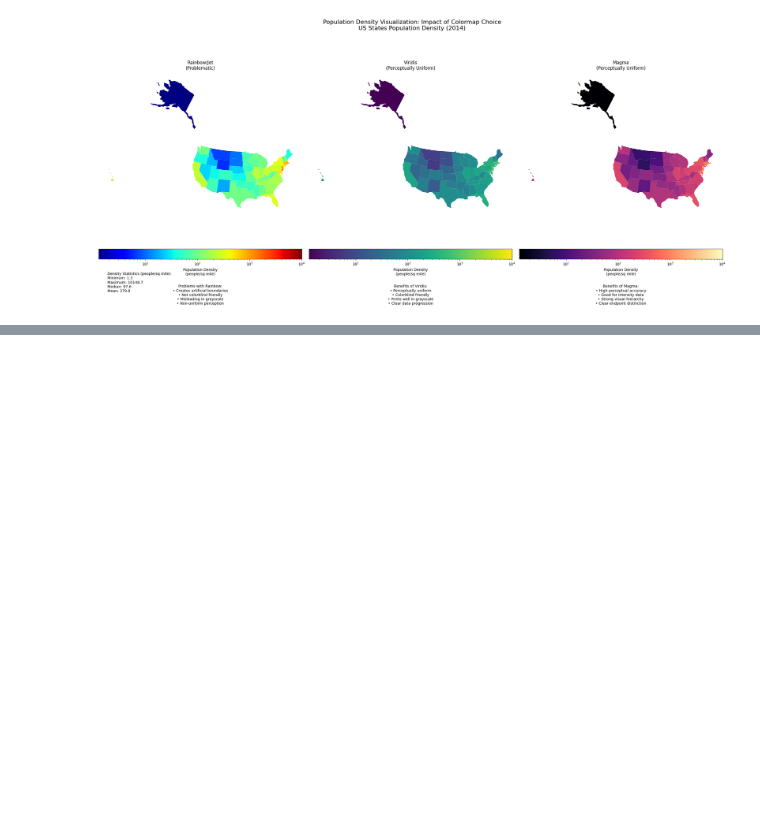
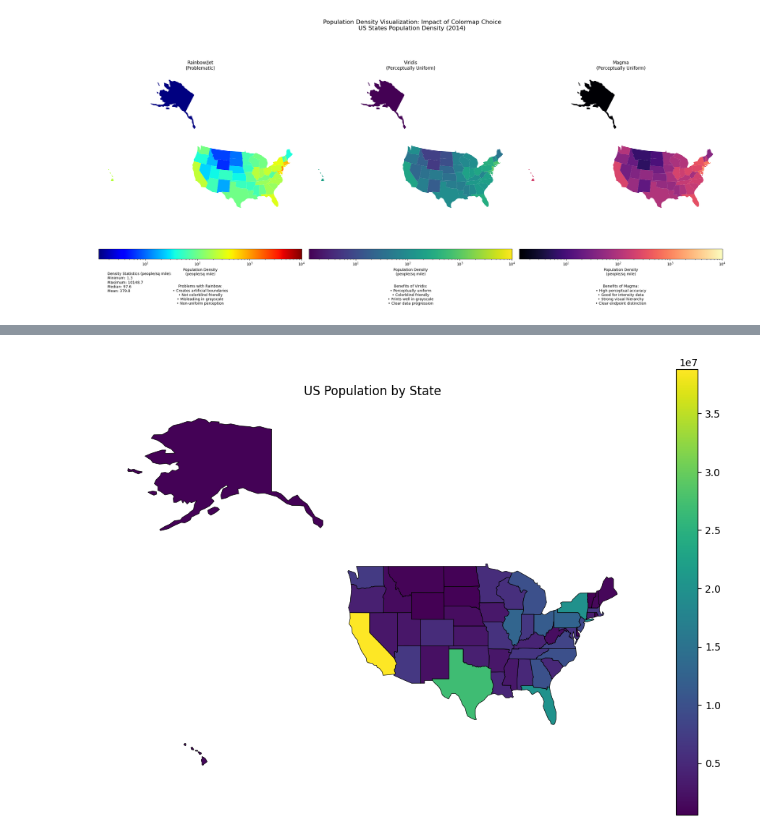
Before and after one commit to profliuhao/CSIT359, a Jupyter notebook: CSIT359_class9_color_notebook.ipynb, the cells around one changed output, grey strips where cells are left out. Cells and saved outputs as stored; diff of their text form; code cells hidden in the pictures; blank space fills up the shorter version.

```diff
--- a/CSIT359_class9_color_notebook.ipynb
+++ b/CSIT359_class9_color_notebook.ipynb
@@ -343,0 +395,16 @@ Downloading geographic data...
+# %%
+# Merge data and calculate density
+merged_df = # your solution here
+
+fig, ax = plt.subplots(1, 1, figsize=(12, 8))
+
+# Create a choropleth map with population data
+merged_df.plot(
+    # your solution here
+)
+
+ax.set_title('US Population by State')
+plt.axis('off')
+plt.show()
+# %% [output]
+[figure, added]
```
Also changed, not shown: parts of 9 cells of this notebook.
